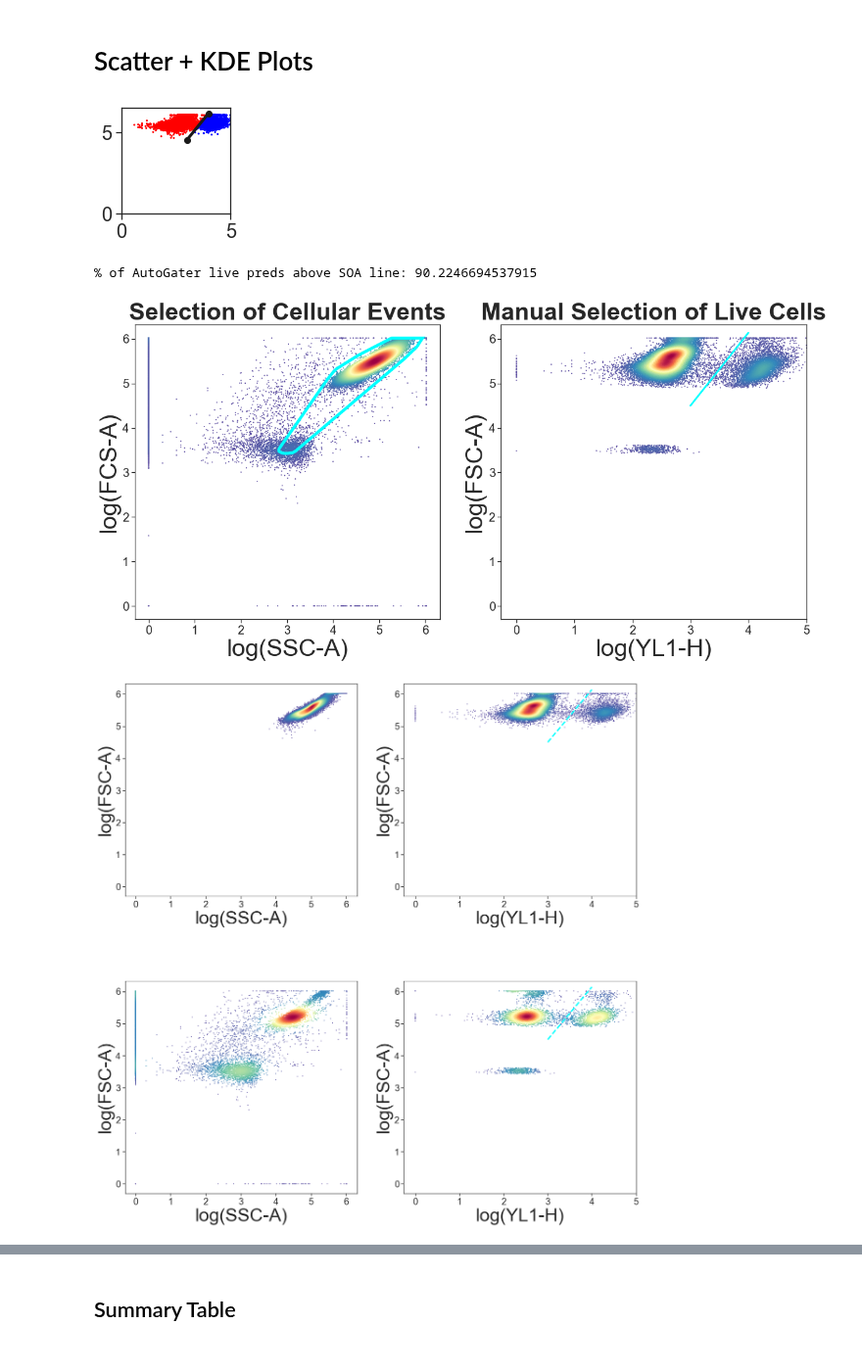
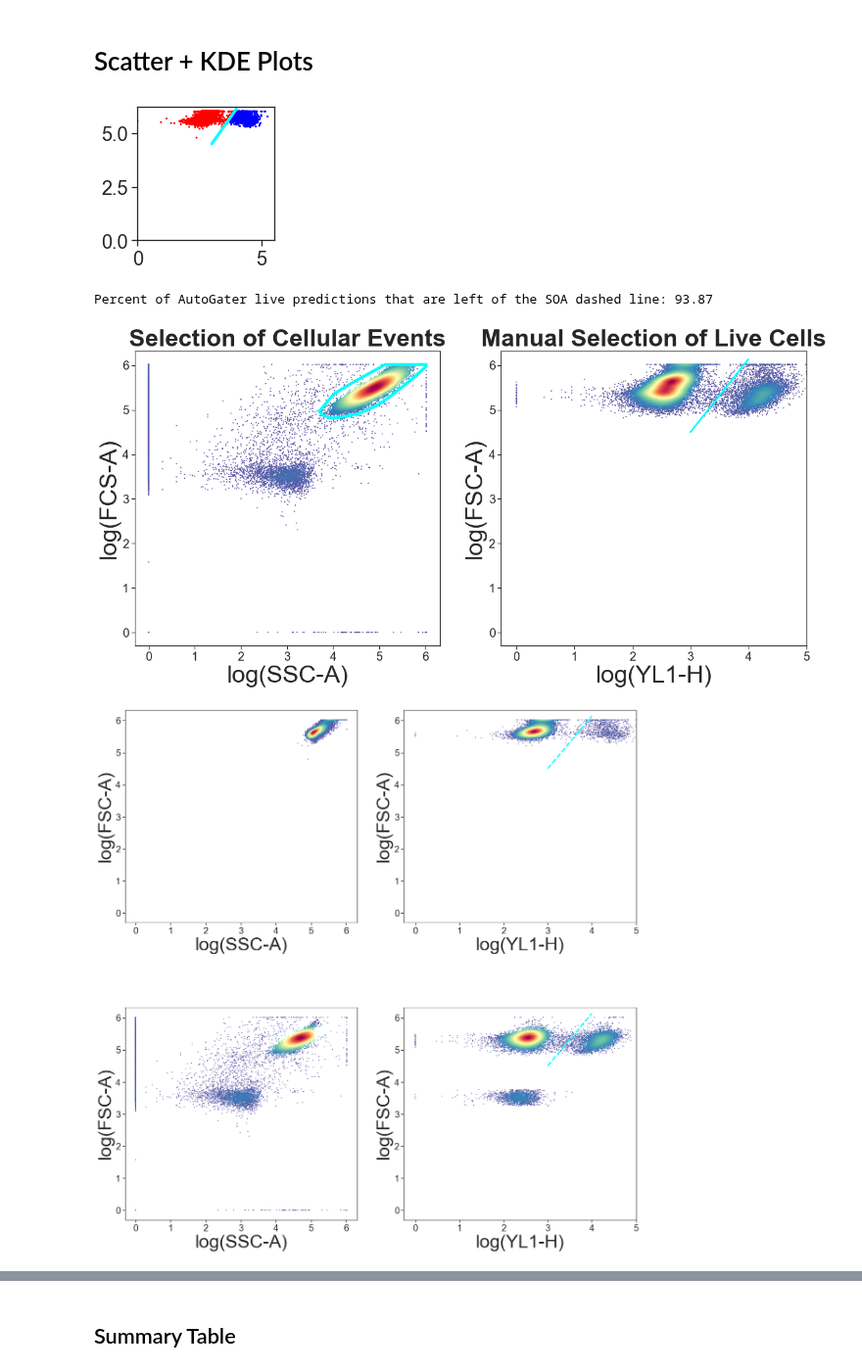
Before and after one commit to SD2E/pysd2cat, a Jupyter notebook: src/pysd2cat/analysis/live_dead_pipeline/Final Plots - Duke 2.0.ipynb, the cells around one changed output, grey strips where cells are left out. Shown at 98% size. Saved outputs shown, nothing was run; the diff lists cells and outputs as text; code cells hidden in the pictures.

```diff
--- a/src/pysd2cat/analysis/live_dead_pipeline/Final Plots - Duke 2.0.ipynb
+++ b/src/pysd2cat/analysis/live_dead_pipeline/Final Plots - Duke 2.0.ipynb
@@ -206,12 +183,13 @@ conc_df_all = get_conc_df_with_kde_values(run_info=info_duke_stained_morph,
 # Scatter + KDE Plots
 # %%
 %matplotlib inline
-kde_df, kde_df_sub = kde_scatter(conc_df_all, cc="YL1-H", logged=True, subset_ratio=0.85,
-                                 point_on_line_1=(3, 4.5), point_on_line_2=(4, 6.14),
-                                 cmap="Spectral_r", pred_col="nn_preds",
-                                 pred_display_type="scatter_density")
+kde_df = kde_scatter(conc_df_all, cc="YL1-H", logged=True,
+                     fraction_of_points_based_on_kde=0.95,
+                     point_1_that_defines_line=(3, 4.5),
+                     point_2_that_defines_line=(4, 6.14),
+                     cmap="Spectral_r", pred_col="nn_preds")
 # %% [output]
-[figure, old version]
+[figure, new version]
-% of AutoGater live preds above SOA line: 90.2246694537915
+Percent of AutoGater live predictions that are left of the SOA dashed line: 93.87
-[figure, old version]
+[figure, new version]
-[figure, old version]
+[figure, new version]
```
Also changed, not shown: parts of 11 cells of this notebook, 2 other files.
